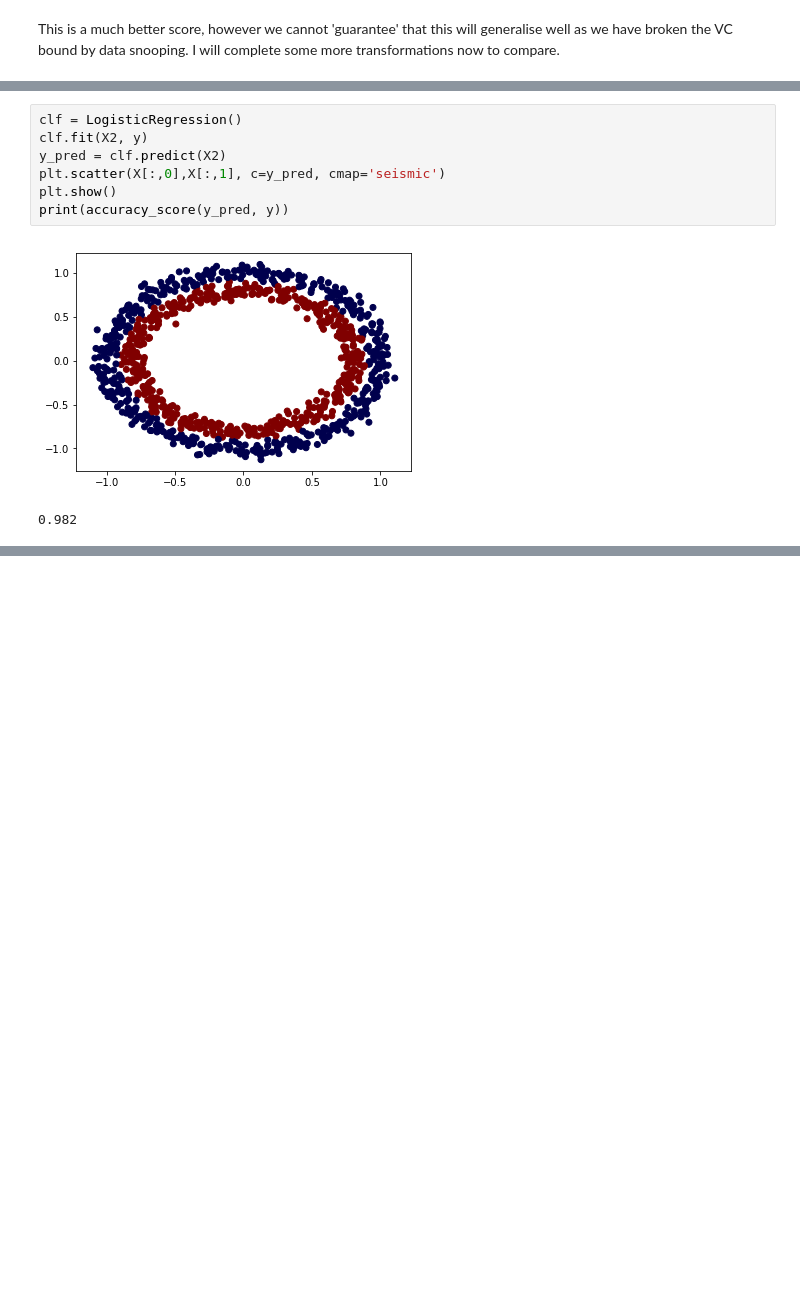
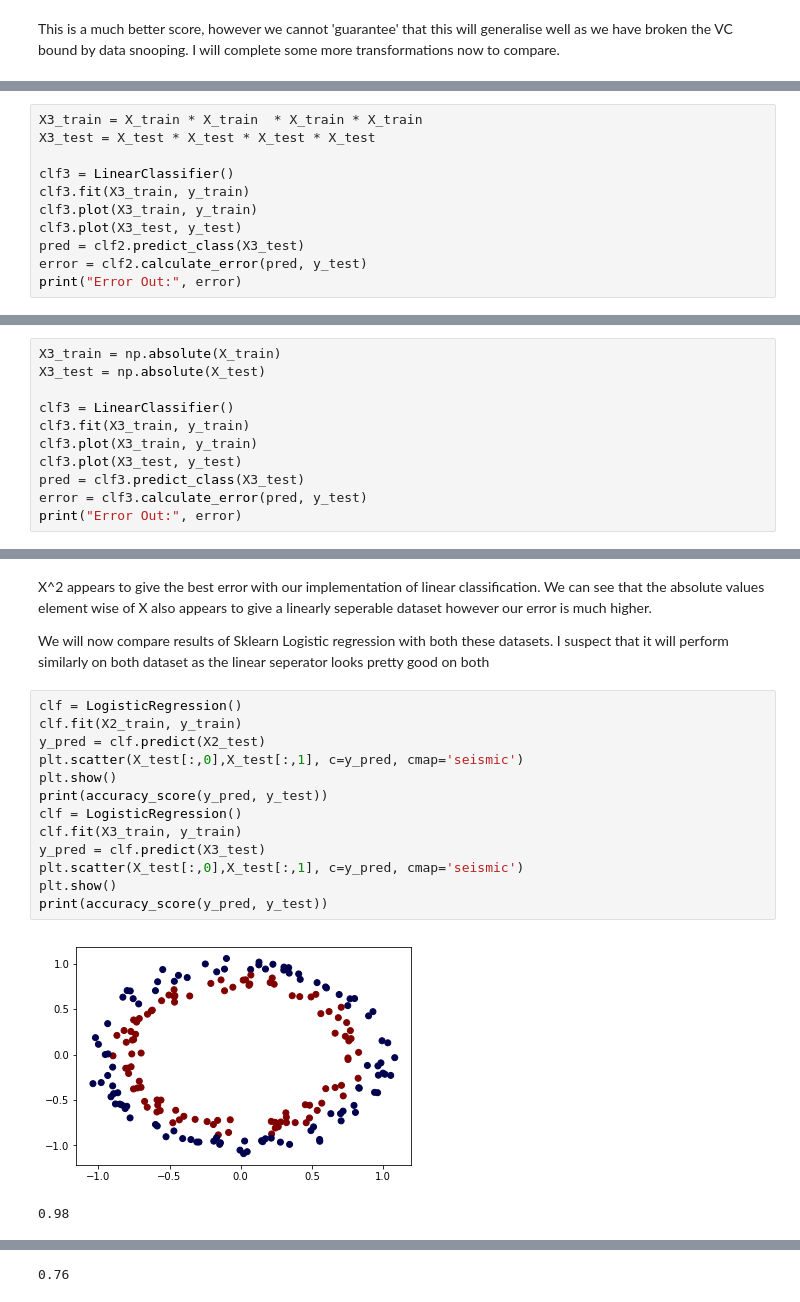
Before and after one commit to vipulpopat/MSCAI_Sem1_Etivity3, a Jupyter notebook: Etivity3_LinearClassification.ipynb, the cells around one changed output, grey strips where cells are left out. Cells and saved outputs as stored; diff of their text form; blank space fills up the shorter version.

```diff
--- a/Etivity3_LinearClassification.ipynb
+++ b/Etivity3_LinearClassification.ipynb
@@ -210,0 +99,11 @@ new feature improved accuracy
+# %%
+X3_train = X_train * X_train  * X_train * X_train
+X3_test = X_test * X_test * X_test * X_test
+
+clf3 = LinearClassifier()
+clf3.fit(X3_train, y_train)
+clf3.plot(X3_train, y_train)
+clf3.plot(X3_test, y_test)
+pred = clf2.predict_class(X3_test)
+error = clf2.calculate_error(pred, y_test)
+print("Error Out:", error)
@@ -210,0 +114,11 @@ new feature improved accuracy
+# %%
+X3_train = np.absolute(X_train)
+X3_test = np.absolute(X_test)
+
+clf3 = LinearClassifier()
+clf3.fit(X3_train, y_train)
+clf3.plot(X3_train, y_train)
+clf3.plot(X3_test, y_test)
+pred = clf3.predict_class(X3_test)
+error = clf3.calculate_error(pred, y_test)
+print("Error Out:", error)
@@ -211,10 +129,21 @@ new feature improved accuracy
+# %% [markdown]
+X^2 appears to give the best error with our implementation of linear classification. We can see that the absolute values element wise of X also appears to give a linearly seperable dataset however our error is much higher.
+
+
+We will now compare results of Sklearn Logistic regression with both these datasets. I suspect that it will perform similarly on both dataset as the linear seperator looks pretty good on both
 # %%
 clf = LogisticRegression()
-clf.fit(X2, y)
-y_pred = clf.predict(X2)
-plt.scatter(X[:,0],X[:,1], c=y_pred, cmap='seismic')
+clf.fit(X2_train, y_train)
+y_pred = clf.predict(X2_test)
+plt.scatter(X_test[:,0],X_test[:,1], c=y_pred, cmap='seismic')
 plt.show()
-print(accuracy_score(y_pred, y))
+print(accuracy_score(y_pred, y_test))
+clf = LogisticRegression()
+clf.fit(X3_train, y_train)
+y_pred = clf.predict(X3_test)
+plt.scatter(X_test[:,0],X_test[:,1], c=y_pred, cmap='seismic')
+plt.show()
+print(accuracy_score(y_pred, y_test))
 # %% [output]
-[figure, old version]
+[figure, new version]
-0.982
+0.98
@@ -220,0 +151 @@ print(accuracy_score(y_pred, y))
+0.76
```
Also changed, not shown: parts of 15 cells of this notebook.
